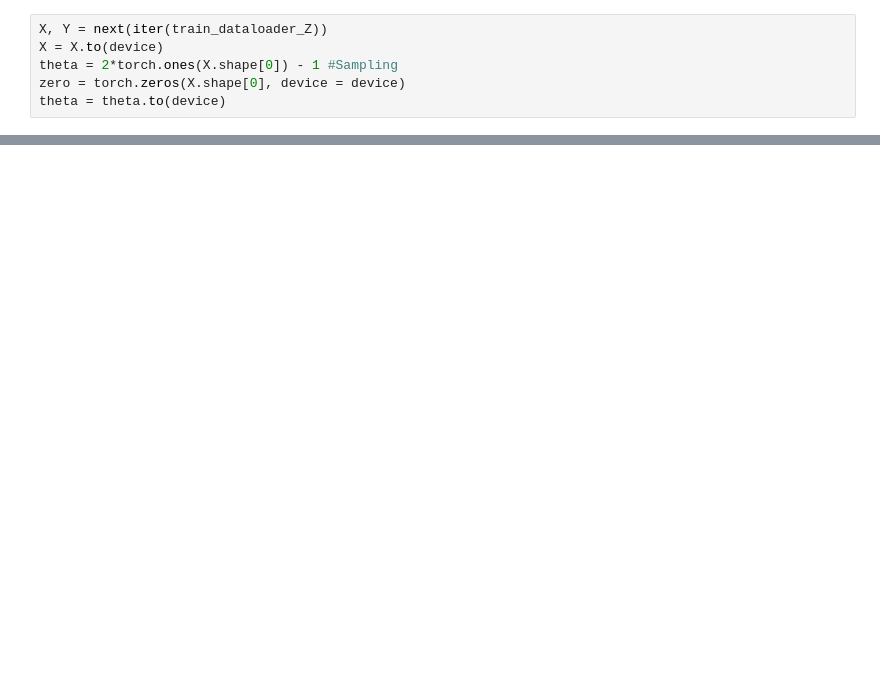
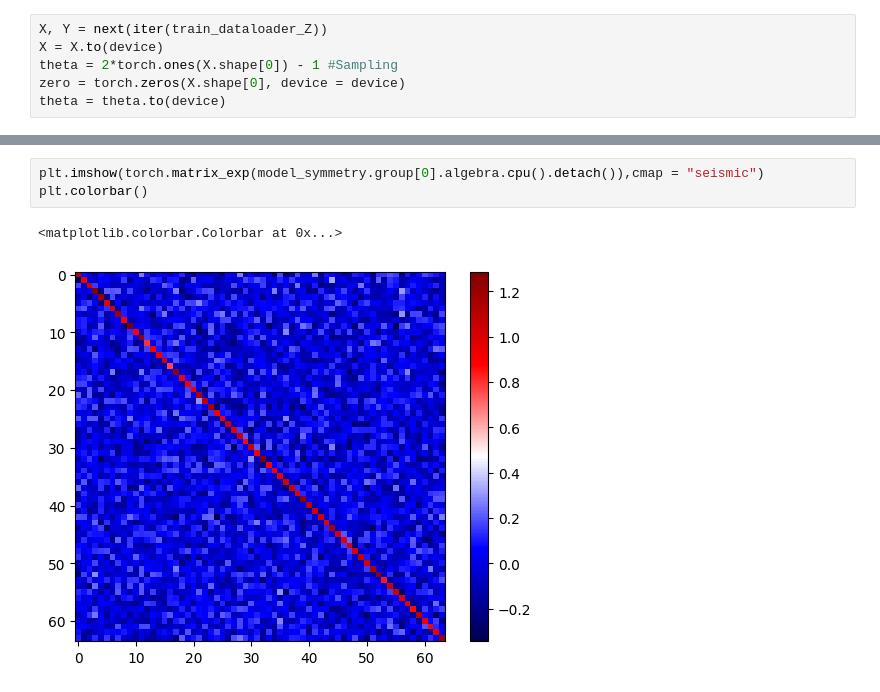
Before and after one commit to dc250601/SYMMETRY, a Jupyter notebook: ORACLE_LATENT.ipynb, the cells around one changed output, grey strips where cells are left out. Cells and saved outputs as stored; diff of their text form; blank space fills up the shorter version.

```diff
--- a/ORACLE_LATENT.ipynb
+++ b/ORACLE_LATENT.ipynb
@@ -249 +309,7 @@ plt.plot(loss_S_closure)
+# %%
+plt.imshow(torch.matrix_exp(model_symmetry.group[0].algebra.cpu().detach()),cmap = "seismic")
+plt.colorbar()
+# %% [output]
+<matplotlib.colorbar.Colorbar at 0x...>
+[figure, added]
 # %%
```
Also changed, not shown: parts of 11 cells of this notebook, 2 other files.
